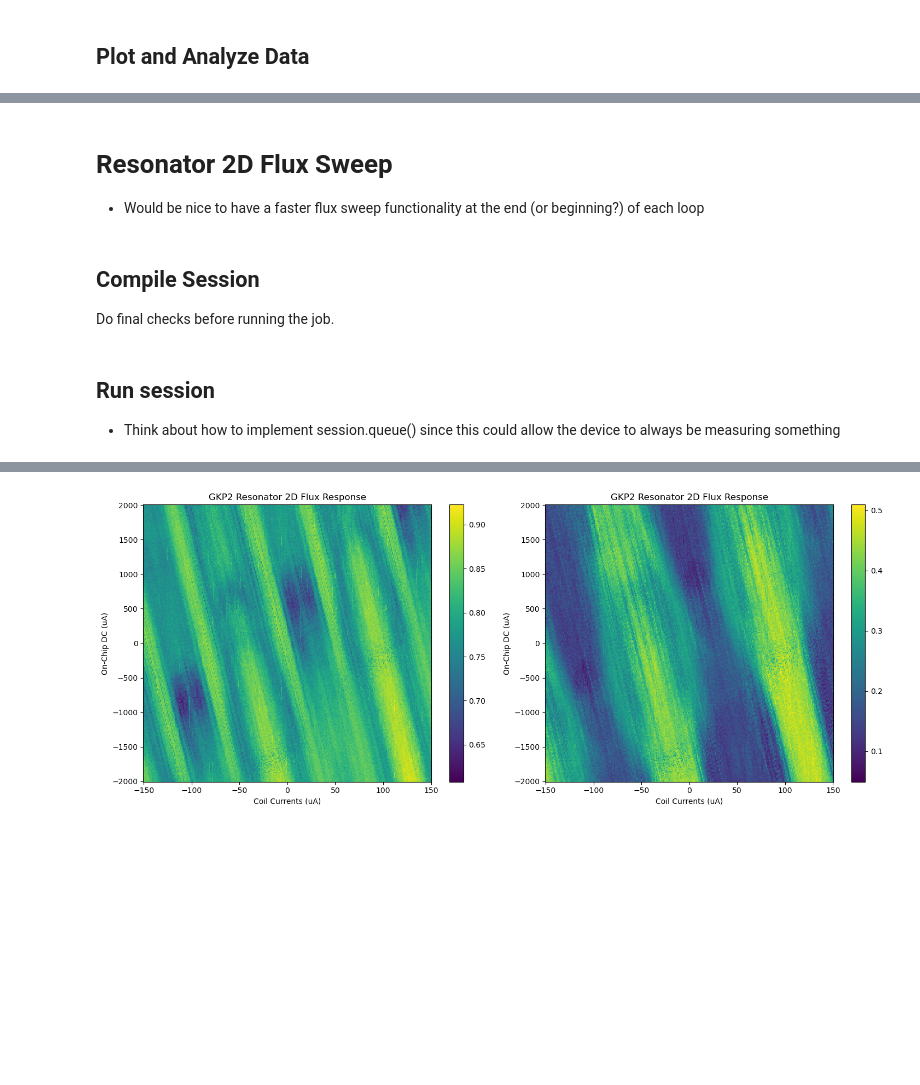
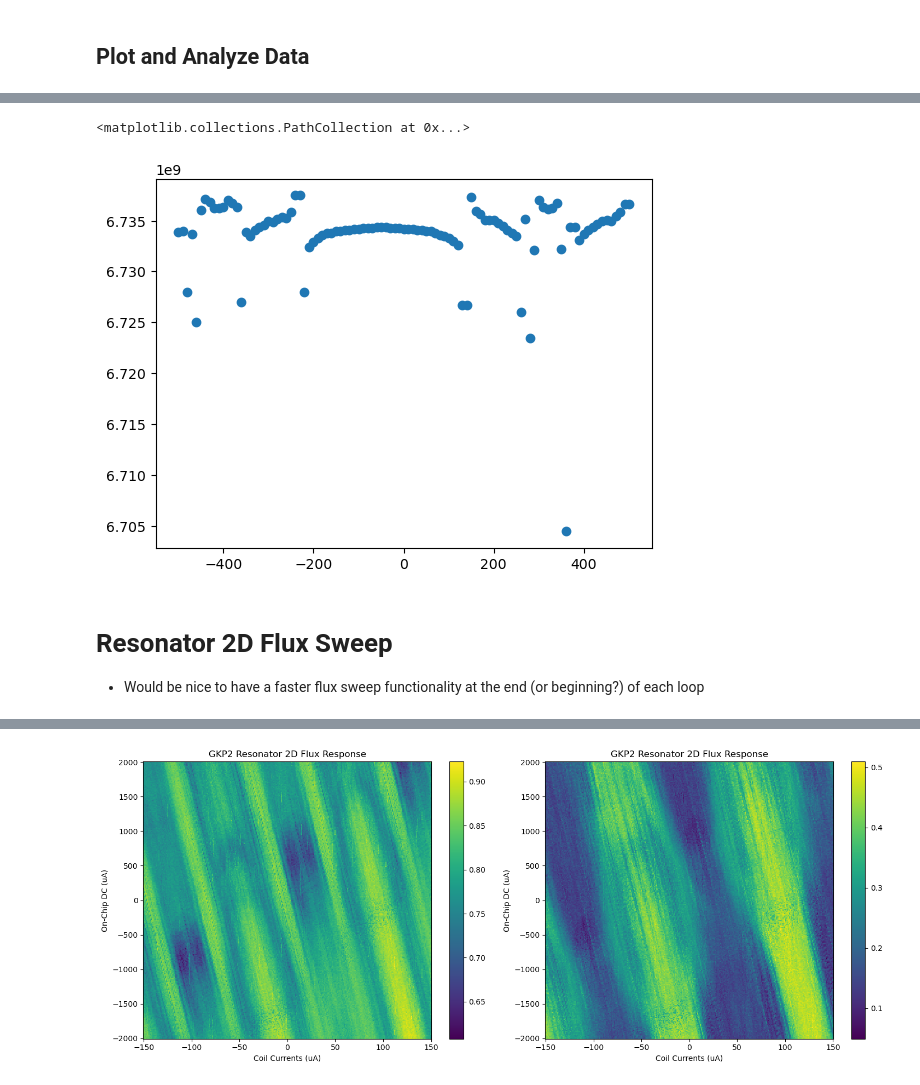
Before and after one commit to SciGeek2000/ZIScripts, a Jupyter notebook: LabOneQ/ZI_Control_Main.ipynb, the cells around one changed output, grey strips where cells are left out. Cells and saved outputs as stored; diff of their text form; code cells hidden in the pictures; blank space fills up the shorter version.

Commit message:
Adding lorentzian fitting and flattening heirarchy of experiemnts

```diff
--- a/LabOneQ/ZI_Control_Main.ipynb
+++ b/LabOneQ/ZI_Control_Main.ipynb
@@ -1059,3 +1053,19 @@ fig.tight_layout()
+# %%
+# Tracks the resonator -- still needs to be cleaned up a bit but almost there
+tracked_resonator = np.empty(amplitude.shape[0]) # May not be the right index
+ro_res_freq = qubit.parameters.readout_resonator_frequency
+for i, amp in enumerate(amplitude):
+    try:
+        (popt, b) = lorentzian.fit( freqs, amp, 1000e3, ro_res_freq, -1e7, 1)
+        opt_freq = popt[1]
+        # print(f"Resonant frequency: {opt_freq} GHz")
+        tracked_resonator[i] = opt_freq
+    except Exception as e:
+        tracked_resonator[i] = tracked_resonator[i-1]
+plt.scatter(currents, tracked_resonator)
+# %% [output]
+<matplotlib.collections.PathCollection at 0x...>
+[figure, added]
 # %% [markdown]
 # Resonator 2D Flux Sweep
 - Would be nice to have a faster flux sweep functionality at the end (or beginning?) of each loop
@@ -1109,3 +1071,0 @@ with exp.sweep(
-# %% [markdown]
-## Compile Session
-Do final checks before running the job.
@@ -1122,3 +1071,0 @@ compiled_session = session.compile(exp);
-# %% [markdown]
-## Run session
-- Think about how to implement session.queue() since this could allow the device to always be measuring something
```
Also changed, not shown: parts of 38 cells of this notebook.
